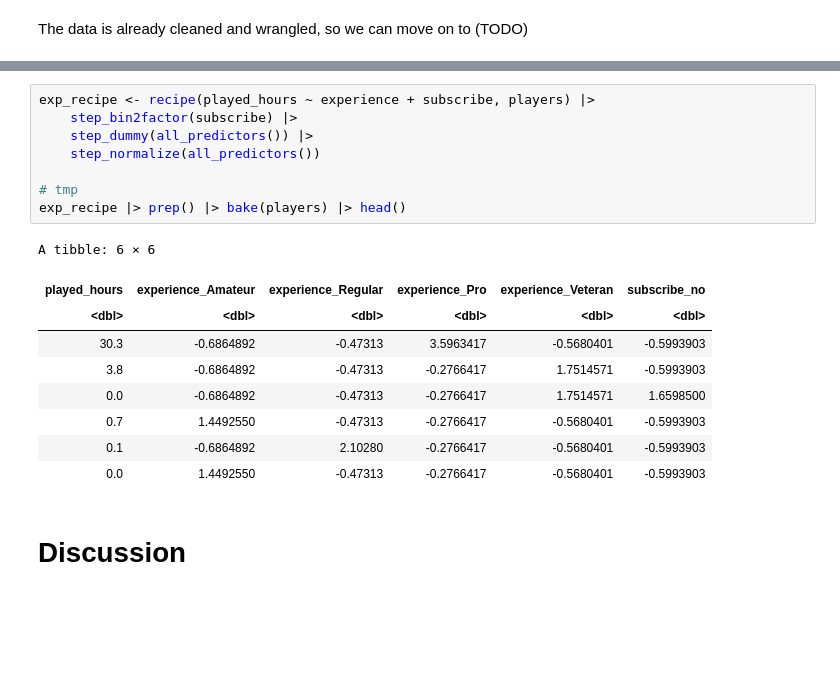
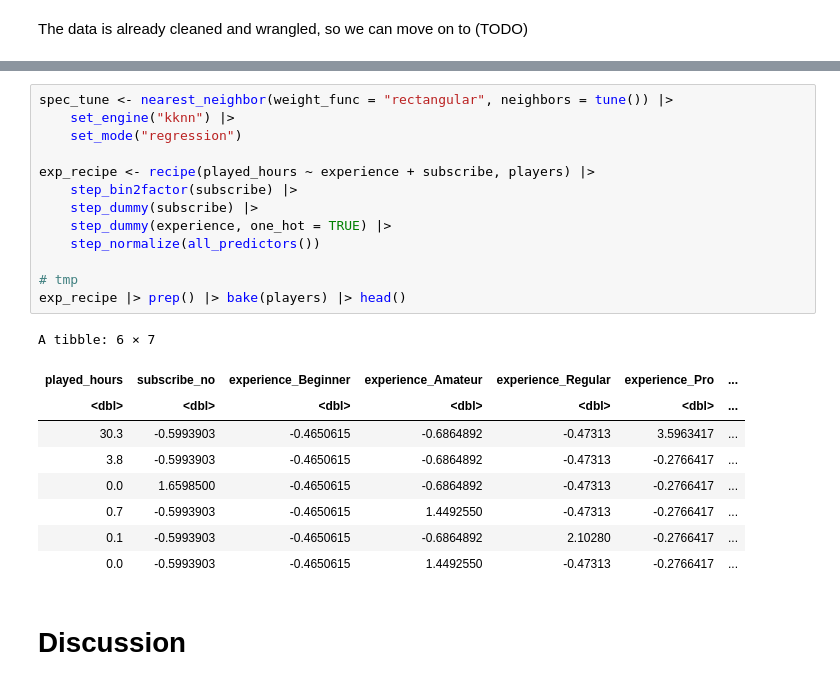
Before and after one commit to Xh193/ubc-dsci100-21, a Jupyter notebook: group-project.ipynb, the cells around one changed output, grey strips where cells are left out. Cells and saved outputs as stored; diff of their text form; blank space fills up the shorter version.

```diff
--- a/group-project.ipynb
+++ b/group-project.ipynb
@@ -73,21 +103,26 @@ The data is already cleaned and wrangled, so we can move on to (TODO)
 # %%
+spec_tune <- nearest_neighbor(weight_func = "rectangular", neighbors = tune()) |>
+    set_engine("kknn") |>
+    set_mode("regression")
+
 exp_recipe <- recipe(played_hours ~ experience + subscribe, players) |>
     step_bin2factor(subscribe) |>
-    step_dummy(all_predictors()) |>
+    step_dummy(subscribe) |>
+    step_dummy(experience, one_hot = TRUE) |>
     step_normalize(all_predictors())
 
 # tmp
 exp_recipe |> prep() |> bake(players) |> head()
 # %% [output]
-A tibble: 6 × 6
+A tibble: 6 × 7
-| played_hours | experience_Amateur | experience_Regular | experience_Pro | experience_Veteran | subscribe_no |
-| <dbl> | <dbl> | <dbl> | <dbl> | <dbl> | <dbl> |
-| 30.3 | -0.6864892 | -0.47313 | 3.5963417 | -0.5680401 | -0.5993903 |
-| 3.8 | -0.6864892 | -0.47313 | -0.2766417 | 1.7514571 | -0.5993903 |
-| 0.0 | -0.6864892 | -0.47313 | -0.2766417 | 1.7514571 | 1.6598500 |
-| 0.7 | 1.4492550 | -0.47313 | -0.2766417 | -0.5680401 | -0.5993903 |
-| 0.1 | -0.6864892 | 2.10280 | -0.2766417 | -0.5680401 | -0.5993903 |
-| 0.0 | 1.4492550 | -0.47313 | -0.2766417 | -0.5680401 | -0.5993903 |
+| played_hours | subscribe_no | experience_Beginner | experience_Amateur | experience_Regular | experience_Pro | ... |
+| <dbl> | <dbl> | <dbl> | <dbl> | <dbl> | <dbl> | ... |
+| 30.3 | -0.5993903 | -0.4650615 | -0.6864892 | -0.47313 | 3.5963417 | ... |
+| 3.8 | -0.5993903 | -0.4650615 | -0.6864892 | -0.47313 | -0.2766417 | ... |
+| 0.0 | 1.6598500 | -0.4650615 | -0.6864892 | -0.47313 | -0.2766417 | ... |
+| 0.7 | -0.5993903 | -0.4650615 | 1.4492550 | -0.47313 | -0.2766417 | ... |
+| 0.1 | -0.5993903 | -0.4650615 | -0.6864892 | 2.10280 | -0.2766417 | ... |
+| 0.0 | -0.5993903 | -0.4650615 | 1.4492550 | -0.47313 | -0.2766417 | ... |
 # %% [markdown]
 # Discussion
 # %% [markdown]
```
Also changed, not shown: parts of 2 cells of this notebook.
